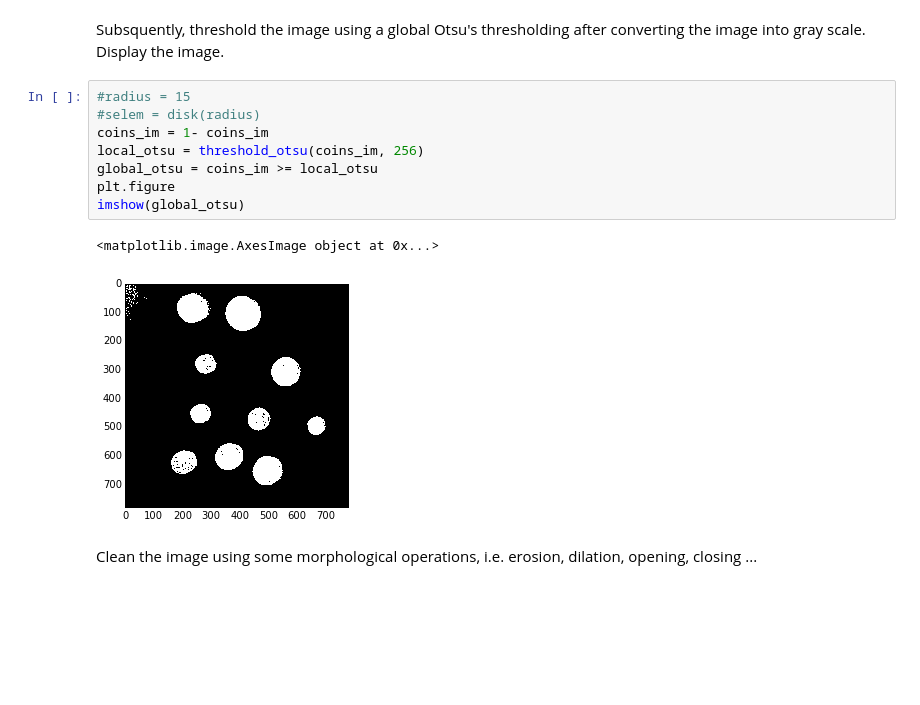
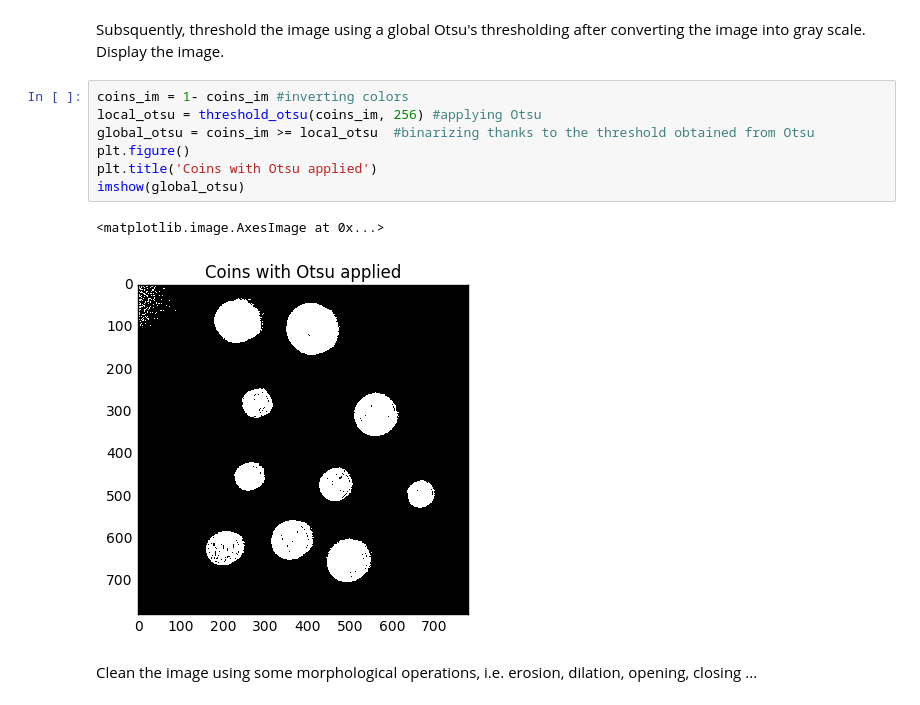
Before and after one commit to thepirate16/B31XB-IIP-TP-1617, a Jupyter notebook: 5-segmentation/segmentation.ipynb, the cells around one changed output. Cells and saved outputs as stored; diff of their text form; blank space fills up the shorter version.

```diff
--- a/5-segmentation/segmentation.ipynb
+++ b/5-segmentation/segmentation.ipynb
@@ -36,16 +40,15 @@ imshow(coins_im)
 # %% [markdown]
 Subsquently, threshold the image using a global Otsu's thresholding after converting the image into gray scale. Display the image.
 # %%
-#radius = 15
-#selem = disk(radius)
-coins_im = 1- coins_im
-local_otsu = threshold_otsu(coins_im, 256)
-global_otsu = coins_im >= local_otsu
-plt.figure
+coins_im = 1- coins_im #inverting colors
+local_otsu = threshold_otsu(coins_im, 256) #applying Otsu
+global_otsu = coins_im >= local_otsu  #binarizing thanks to the threshold obtained from Otsu
+plt.figure()
+plt.title('Coins with Otsu applied')
 imshow(global_otsu)
 # %% [output]
-<matplotlib.image.AxesImage object at 0x...>
+<matplotlib.image.AxesImage at 0x...>
-[figure, old version]
+[figure, new version]
 # %% [markdown]
 Clean the image using some morphological operations, i.e. erosion, dilation, opening, closing ...
 # %%
```
Also changed, not shown: parts of 8 cells of this notebook.
